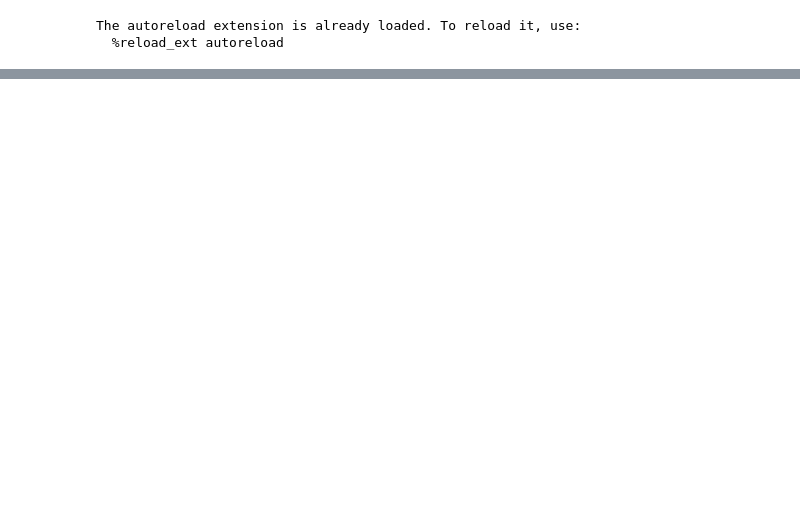
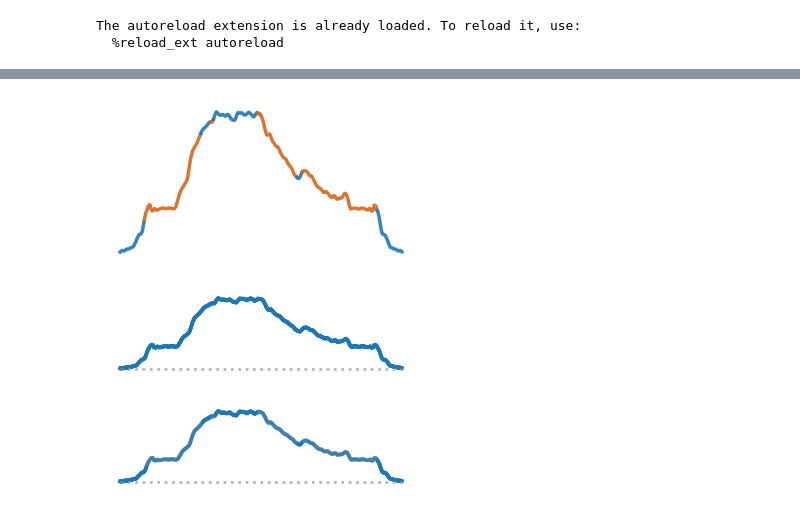
Before and after one commit to peter-amerkhanian/gpx-analysis, a Jupyter notebook: sandbox.ipynb, the cells around one changed output, grey strips where cells are left out. Drawn from its saved outputs; the diff is of its cells as text; code cells hidden in the pictures; blank space fills up the shorter version.

```diff
--- a/sandbox.ipynb
+++ b/sandbox.ipynb
@@ -90,0 +83,2 @@ gdf_segments = gpxa.points_to_segments(gdf).to_crs(26910)
+# %%
+gdf_segments = gdf_segments.set_crs(4326, allow_override=True)
@@ -91,4 +98,14 @@ gdf_segments = gpxa.points_to_segments(gdf).to_crs(26910)
 # %%
-gdf_segments = gpxa.points_to_segments(gdf)
-gdf_segments['BART'] = gpxa.geo.add_bart_station(gdf)
-gdf_segments = gpxa.prepare_segment_display_columns(gdf_segments)
+# gdf_segments = gpxa.points_to_segments(gdf)
+# gdf_segments['BART'] = gpxa.geo.add_bart_station(gdf)
+# gdf_segments = gpxa.prepare_segment_display_columns(gdf_segments)
+# %%
+gdf_segments = gpxa.enrich_segments_with_osm_edges(
+    gdf_segments,
+    match_window_size=8,
+    match_max_distance_m=1,
+    match_preference_tolerance_m=10,
+    corridor_m=6.0,
+)
+# %%
+gdf_segments['track'] = gdf_segments['osm_highway'].map({'track': 'gravel', 'path': 'gravel'}).fillna('road')
@@ -94,0 +116,20 @@ gdf_segments = gpxa.prepare_segment_display_columns(gdf_segments)
+# %%
+color_map={
+        'gravel': "chocolate",
+        'road': "tab:blue",
+    }
+color_col = 'track'
+fig, ax = plt.subplots(figsize=(4, 2))
+breaks = (gdf_segments['track'] != gdf_segments['track'].shift(-1))
+breaks_i = [0] + list(breaks[breaks].index)
+gdf_segments['roll_elevation'] = gdf_segments['elevation_f'].rolling(10).mean()
+for i in range(len(breaks_i)-1):
+    subset = gdf_segments.iloc[breaks_i[i]: breaks_i[i+1], :]
+    if len(subset) > 0:
+        subset['roll_elevation'].plot(linewidth=2.5,
+                    alpha=.9,
+                    color=color_map[subset[color_col].iloc[-1]], ax=ax)
+
+ax.set_axis_off()
+# %% [output]
+[figure, added]
@@ -94,0 +176,17 @@ gdf_segments = gpxa.prepare_segment_display_columns(gdf_segments)
+# %%
+basic_elevation_plot(
+    gdf_segments
+)
+# %% [output]
+[figure, added]
+# %%
+basic_elevation_plot(
+    gdf_segments,
+    color_col="track",
+    color_map={
+        'gravel': "darkgrey",
+        'road': "tab:blue",
+    },
+)
+# %% [output]
+[figure, added]
```
Also changed, not shown: parts of 15 cells of this notebook, 56 other files.
